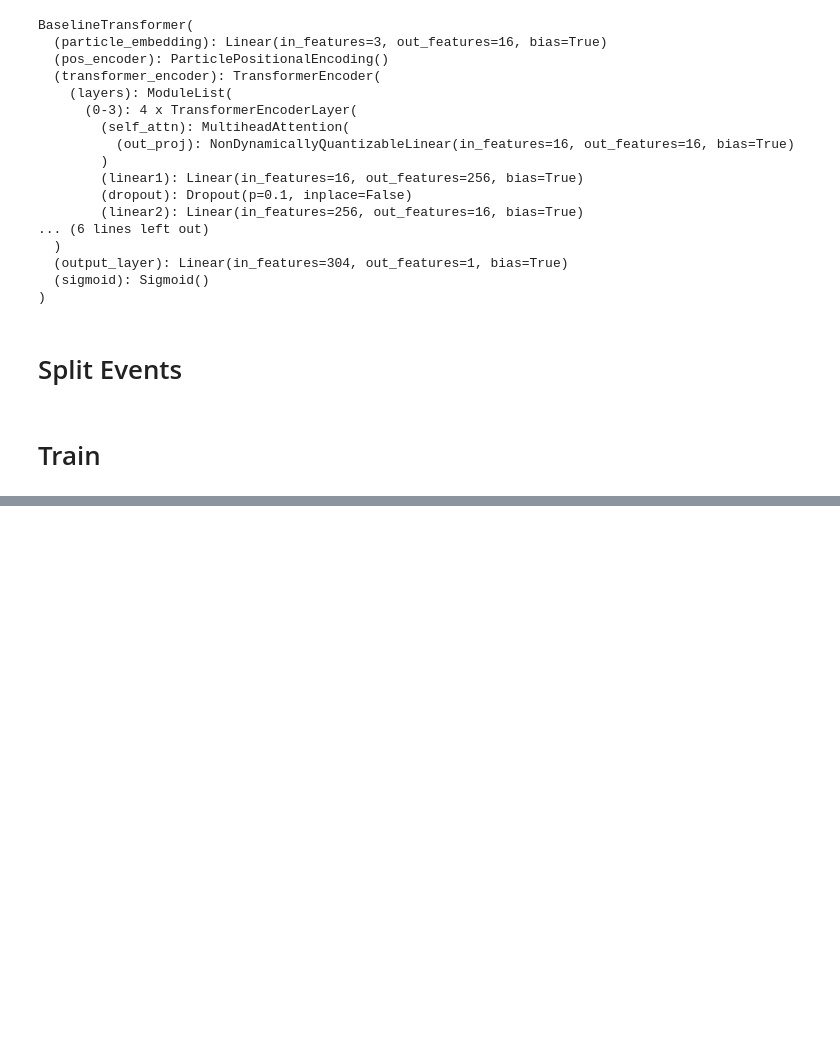
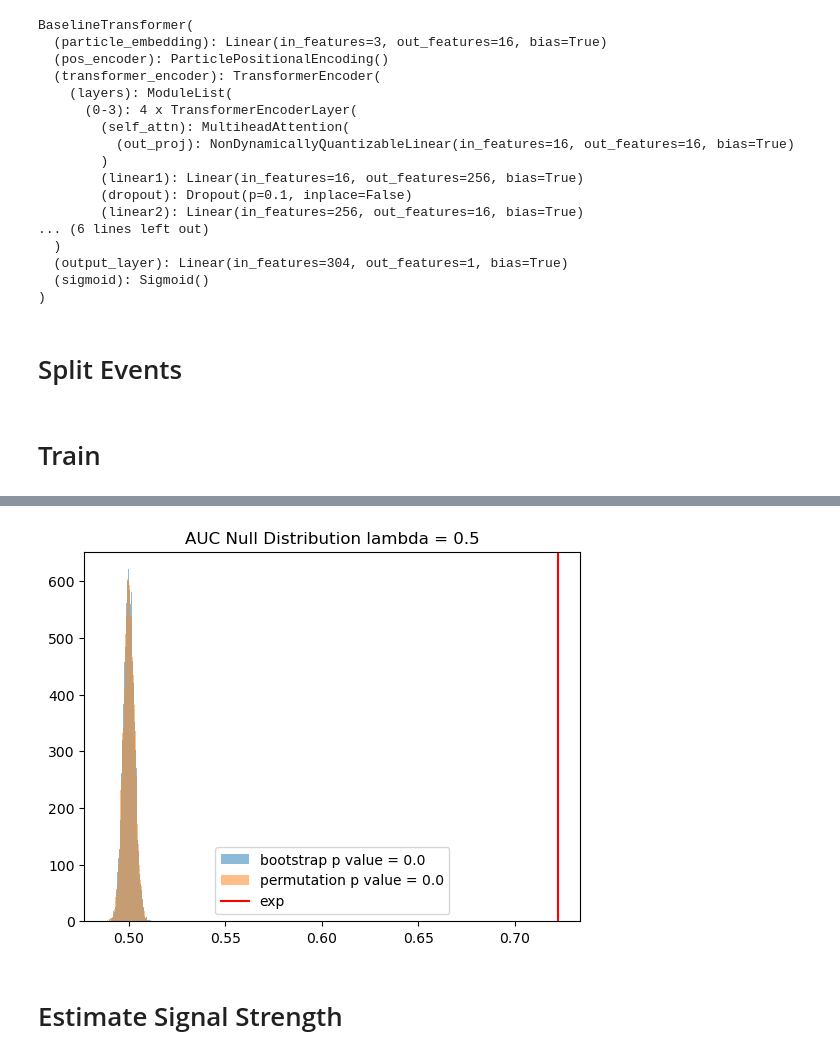
Before and after one commit to ZhengtingHe/ADwithNE, a Jupyter notebook: demo/baseline.ipynb, the cells around one changed output, grey strips where cells are left out. Cells and saved outputs as stored; diff of their text form; code cells hidden in the pictures; blank space fills up the shorter version.

```diff
--- a/demo/baseline.ipynb
+++ b/demo/baseline.ipynb
@@ -156,0 +206,11 @@ Epoch 18 / 50
+# %%
+plt.hist(auc_null_bootstarp, bins=50, alpha=0.5, label="bootstrap p value = {}".format(bootstrap_permutation.auc_p_bootstrap))
+plt.hist(auc_null_permutation, bins=50, alpha=0.5, label="permutation p value = {}".format(bootstrap_permutation.auc_p_permutation))
+plt.axvline(bootstrap_permutation.auc_exp, color='r', label="exp")
+plt.legend()
+plt.title("AUC Null Distribution lambda = {}".format(sig_lambda))
+plt.show()
+# %% [output]
+[figure, added]
+# %% [markdown]
+# Estimate Signal Strength
```
Also changed, not shown: parts of 17 cells of this notebook, 1 other file.
